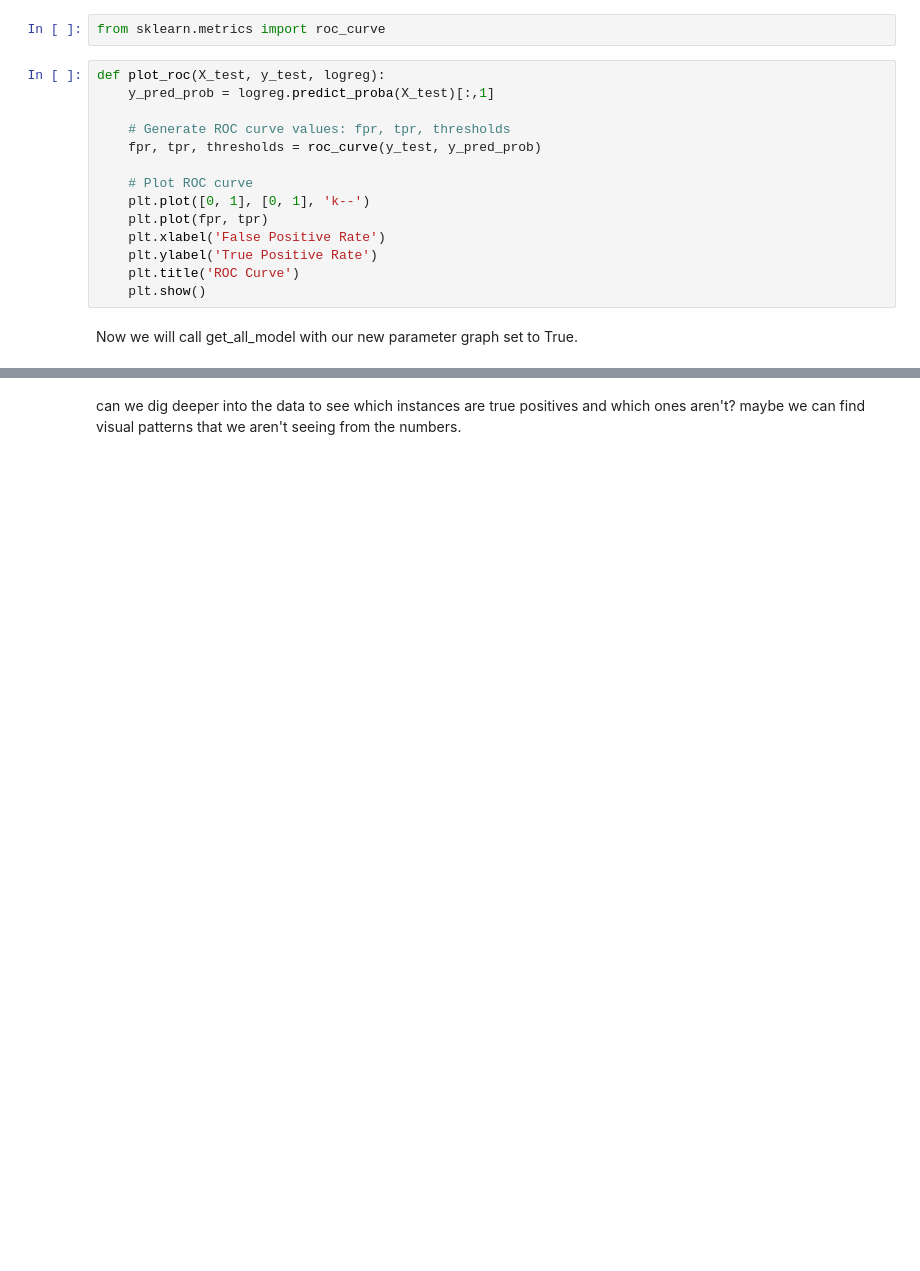
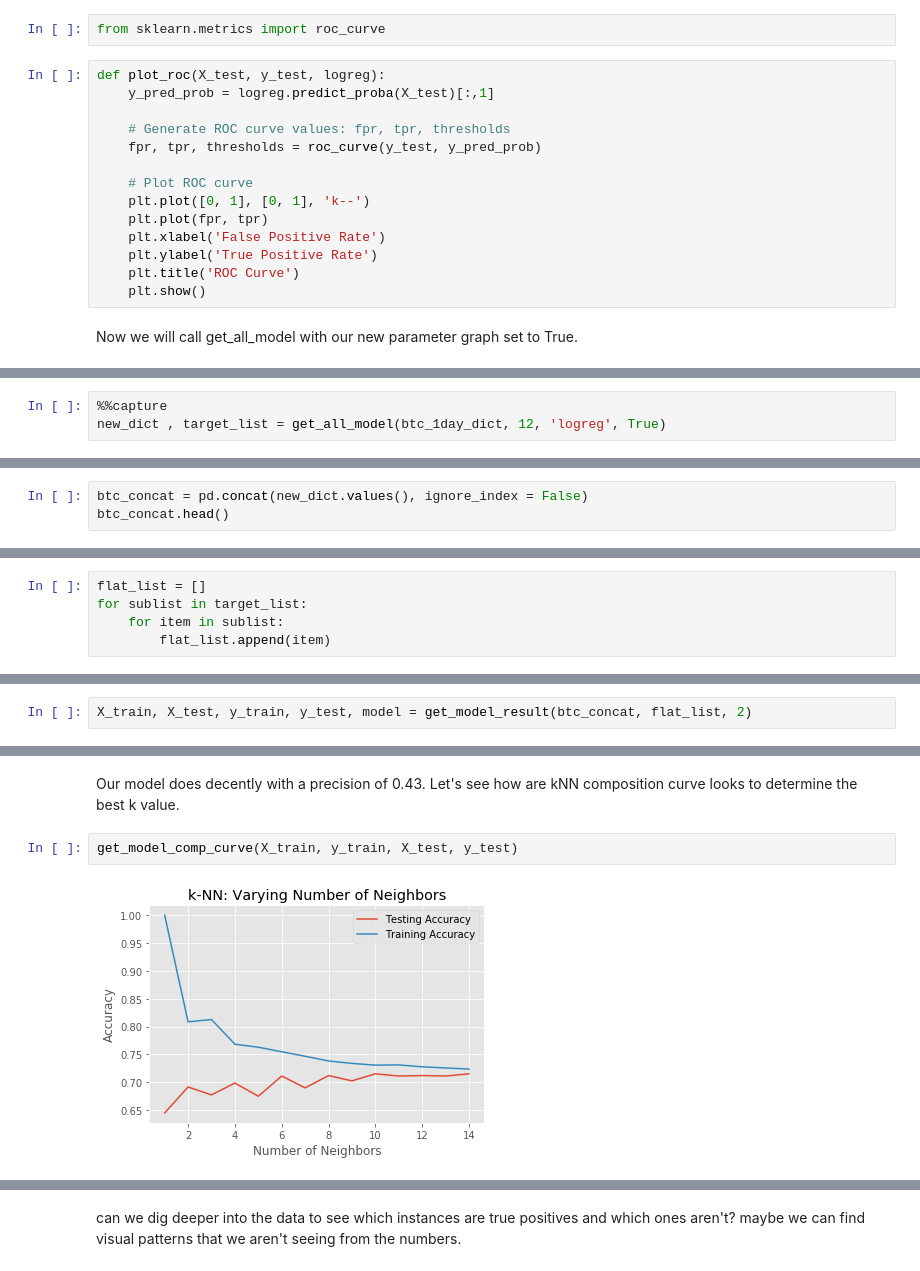
Before and after one commit to DelvinM/Cryptocurrency-Analysis, a Jupyter notebook: Binance-Analysis.ipynb, the cells around one changed output, grey strips where cells are left out. Drawn from its saved outputs; the diff is of its cells as text; blank space fills up the shorter version.

```diff
--- a/Binance-Analysis.ipynb
+++ b/Binance-Analysis.ipynb
@@ -1150,0 +1175,3 @@ avg / total       0.52      0.51      0.51        73
+# %%
+%%capture
+new_dict , target_list = get_all_model(btc_1day_dict, 12, 'logreg', True)
@@ -1150,0 +1180,3 @@ avg / total       0.52      0.51      0.51        73
+# %%
+btc_concat = pd.concat(new_dict.values(), ignore_index = False)
+btc_concat.head()
@@ -1150,0 +1194,5 @@ avg / total       0.52      0.51      0.51        73
+# %%
+flat_list = []
+for sublist in target_list:
+    for item in sublist:
+        flat_list.append(item)
@@ -1154,0 +1209,2 @@ avg / total       0.52      0.51      0.51        73
+# %%
+X_train, X_test, y_train, y_test, model = get_model_result(btc_concat, flat_list, 2)
@@ -1154,0 +1222,6 @@ avg / total       0.52      0.51      0.51        73
+# %% [markdown]
+Our model does decently with a precision of 0.43. Let's see how are kNN composition curve looks to determine the best k value.
+# %%
+get_model_comp_curve(X_train, y_train, X_test, y_test)
+# %% [output]
+[figure, added]
```
Also changed, not shown: parts of 25 cells of this notebook.
